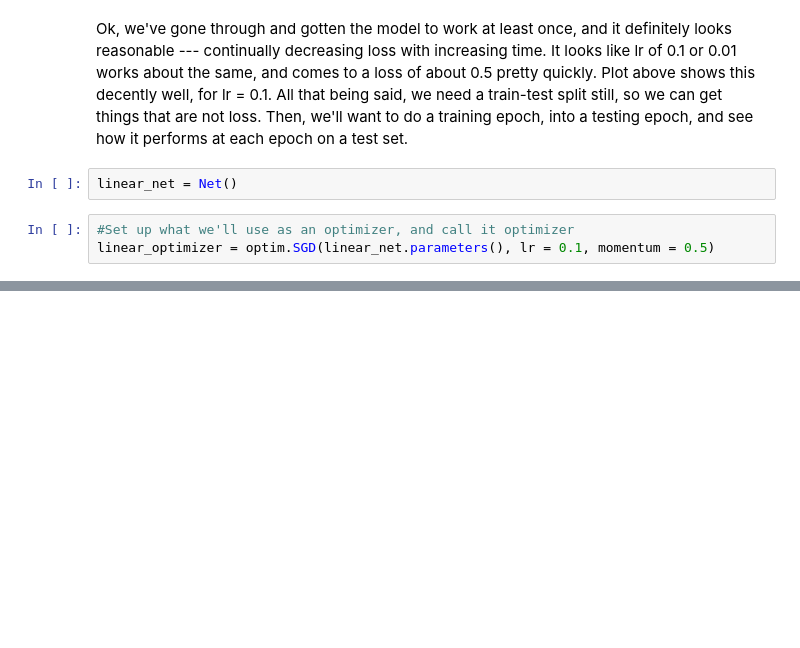
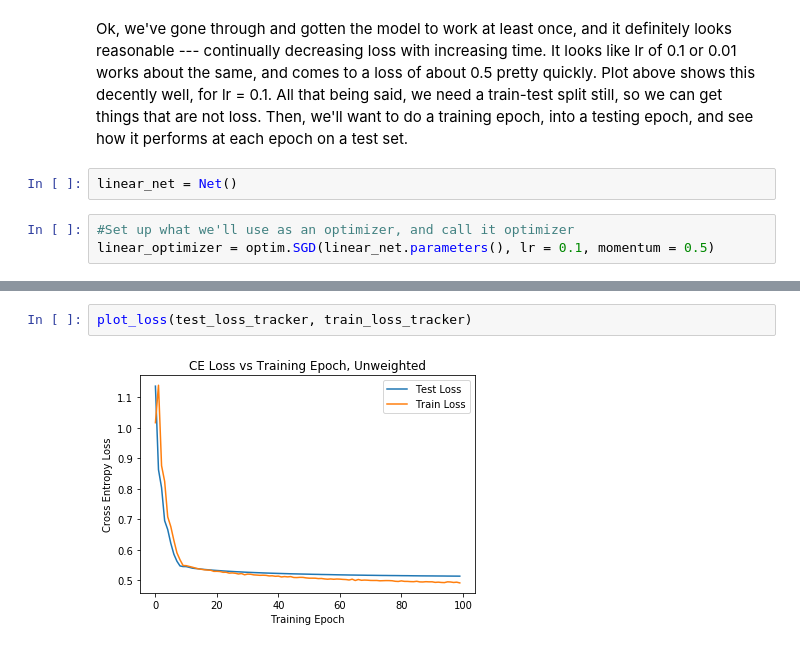
Before and after one commit to JonathanOnorato/BERT_Explore, a Jupyter notebook: BERTplusClassifier.ipynb, the cells around one changed output, grey strips where cells are left out. Saved outputs shown, nothing was run; the diff lists cells and outputs as text; blank space fills up the shorter version.

```diff
--- a/BERTplusClassifier.ipynb
+++ b/BERTplusClassifier.ipynb
@@ -1380,0 +1484,4 @@ TypeError: dropout(): argument 'input' (position 1) must be Tensor, not list
+# %%
+plot_loss(test_loss_tracker, train_loss_tracker)
+# %% [output]
+[figure, added]
```
Also changed, not shown: parts of 90 cells of this notebook.
